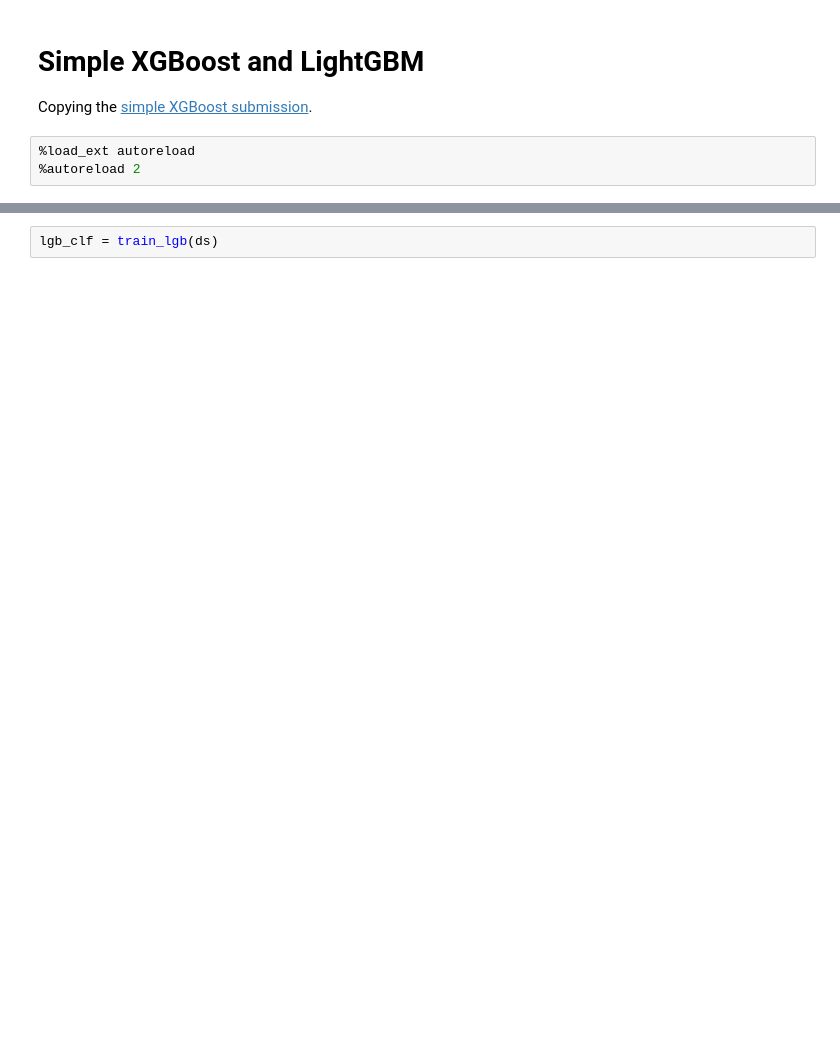
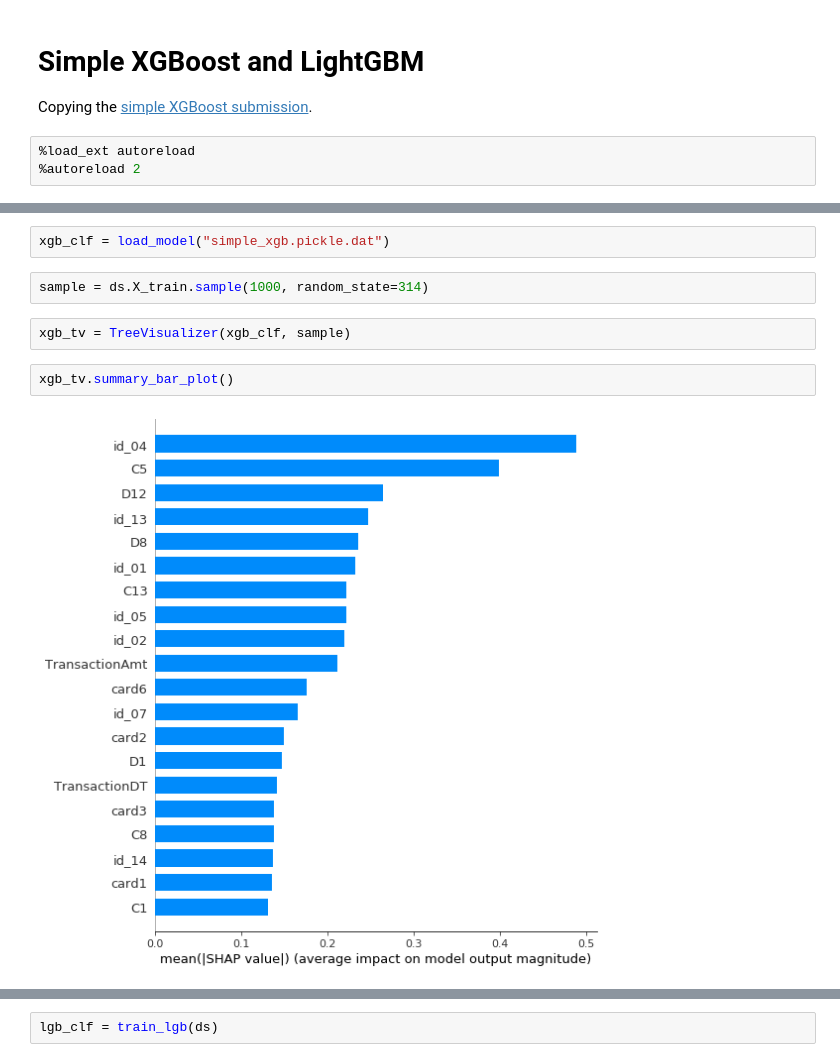
Before and after one commit to andfanilo/ieee-fraud-detection, a Jupyter notebook: notebooks/exploratory/Simple XGB LGB.ipynb, the cells around one changed output, grey strips where cells are left out. Saved outputs shown, nothing was run; the diff lists cells and outputs as text; blank space fills up the shorter version.

```diff
--- a/notebooks/exploratory/Simple XGB LGB.ipynb
+++ b/notebooks/exploratory/Simple XGB LGB.ipynb
@@ -32,0 +46,10 @@ xgb_clf = train_xgb(ds)
+# %%
+xgb_clf = load_model("simple_xgb.pickle.dat")
+# %%
+sample = ds.X_train.sample(1000, random_state=314)
+# %%
+xgb_tv = TreeVisualizer(xgb_clf, sample)
+# %%
+xgb_tv.summary_bar_plot()
+# %% [output]
+[figure, added]
```
Also changed, not shown: parts of 40 cells of this notebook, 9 other files.
